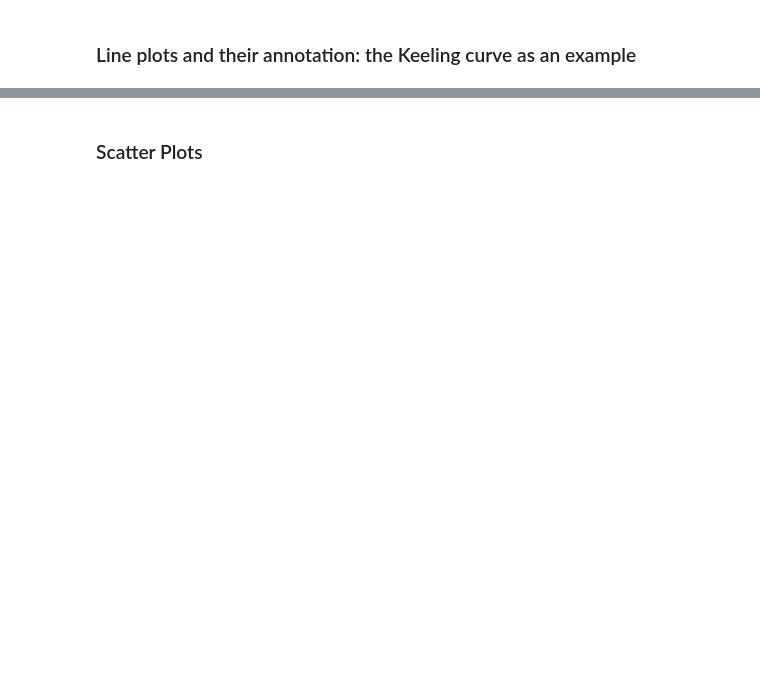
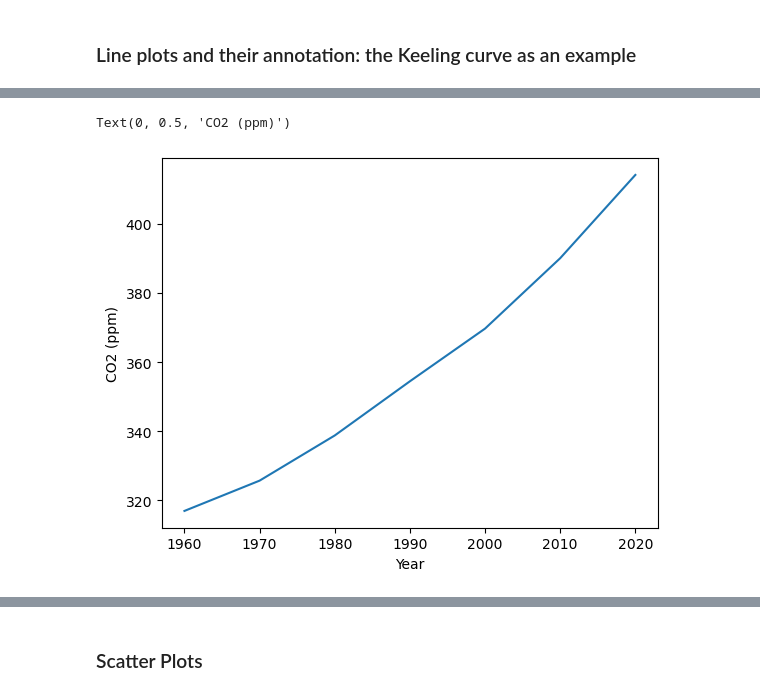
Before and after one commit to IntroPythonEarthsciCUBoulder/intro_py_earthsci_fall_semester2025, a Jupyter notebook: InClassNotebooksAndSlides/10b_plotting_matplotlib.ipynb, the cells around one changed output, grey strips where cells are left out. Saved outputs shown, nothing was run; the diff lists cells and outputs as text; code cells hidden in the pictures; blank space fills up the shorter version.

```diff
--- a/InClassNotebooksAndSlides/10b_plotting_matplotlib.ipynb
+++ b/InClassNotebooksAndSlides/10b_plotting_matplotlib.ipynb
@@ -107,7 +89,8 @@ plt.plot(CO2ppm)
 # %%
-# plot the CO2 over time (specific list for x, and specific list for y)
-
 plt.plot(year, CO2ppm)
 
-plt.ylabel('CO2 in ppm')
-plt.xlabel('year')
+plt.xlabel("Year")
+plt.ylabel("CO2 (ppm)")
+# %% [output]
+Text(0, 0.5, 'CO2 (ppm)')
+[figure, added]
```
Also changed, not shown: parts of 52 cells of this notebook, 2 other files.
